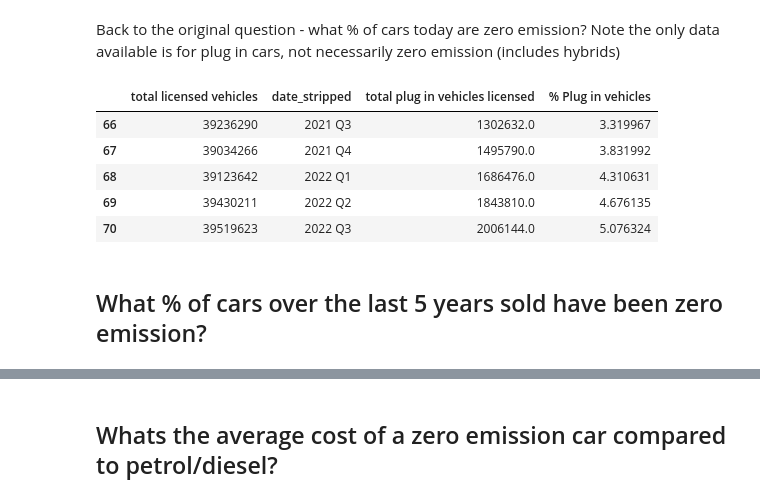
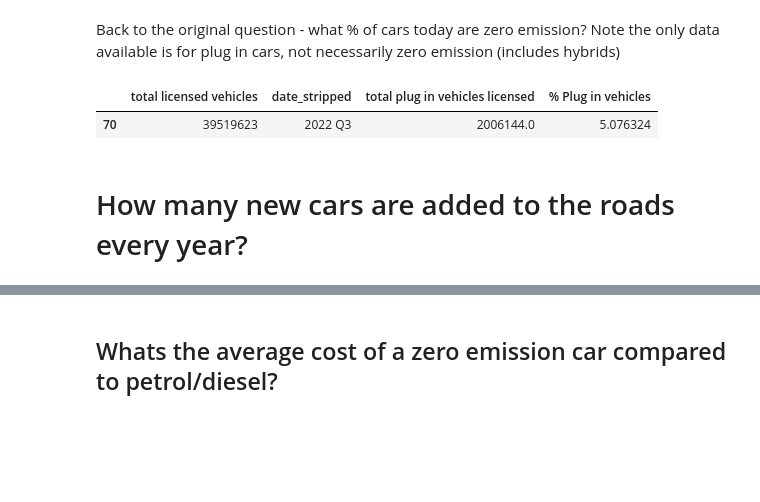
Before and after one commit to jmoro0408/UK_Net_Zero, a Jupyter notebook: Zero_Emission_vehicles.ipynb, the cells around one changed output, grey strips where cells are left out. Drawn from its saved outputs; the diff is of its cells as text; code cells hidden in the pictures; blank space fills up the shorter version.

```diff
--- a/Zero_Emission_vehicles.ipynb
+++ b/Zero_Emission_vehicles.ipynb
@@ -12,7 +12,7 @@ phase out for diesel HGVs
 # %% [markdown]
 ## What % of cars on the road today are Zero Emission?
 # %%
-make_model_df = pd.read_csv(Path("raw_data", "by_make_model.csv"))
+make_model_df = pd.read_csv(Path("raw_data", "vehicles", "by_make_model.csv"))
 make_model_df = make_model_df[make_model_df['LicenceStatus'] == 'Licensed']
 
 quarters_cols = ['2022Q3',
@@ -47,7 +47,7 @@ make_model_df['date_stripped' ] = make_model_df['index'].str.slice(0,4) + " " +
 make_model_df= make_model_df.rename(columns = {'total':'total licensed vehicles'})
 make_model_df = make_model_df.drop('index', axis = 1)
 # %%
-piv_df_raw = pd.read_excel(Path("raw_data", "veh0141_PIV.ods"), engine="odf", sheet_name='VEH0141a_Fuel', skiprows = 4)
+piv_df_raw = pd.read_excel(Path("raw_data","vehicles","veh0141_PIV.ods"), engine="odf", sheet_name='VEH0141a_Fuel', skiprows = 4)
 piv_df = piv_df_raw.copy()
 # %%
 piv_df = piv_df[piv_df['Geography [note 2]'] == 'United Kingdom']
@@ -93,13 +99,9 @@ Back to the original question - what % of cars today are zero emission? Note the
 # %%
 merged_df['% Plug in vehicles'] = 100*(merged_df['total plug in vehicles licensed'] / merged_df['total licensed vehicles'])
 # %%
-merged_df.tail()
+merged_df.tail(1)
 # %% [output]
 |  | total licensed vehicles | date_stripped | total plug in vehicles licensed | % Plug in vehicles |
-| 66 | 39236290 | 2021 Q3 | 1302632.0 | 3.319967 |
-| 67 | 39034266 | 2021 Q4 | 1495790.0 | 3.831992 |
-| 68 | 39123642 | 2022 Q1 | 1686476.0 | 4.310631 |
-| 69 | 39430211 | 2022 Q2 | 1843810.0 | 4.676135 |
 | 70 | 39519623 | 2022 Q3 | 2006144.0 | 5.076324 |
-# %% [markdown]
-## What % of cars over the last 5 years sold have been zero emission?
+# %% [markdown]
+# How many new cars are added to the roads every year?
```
Also changed, not shown: parts of 7 cells of this notebook.
